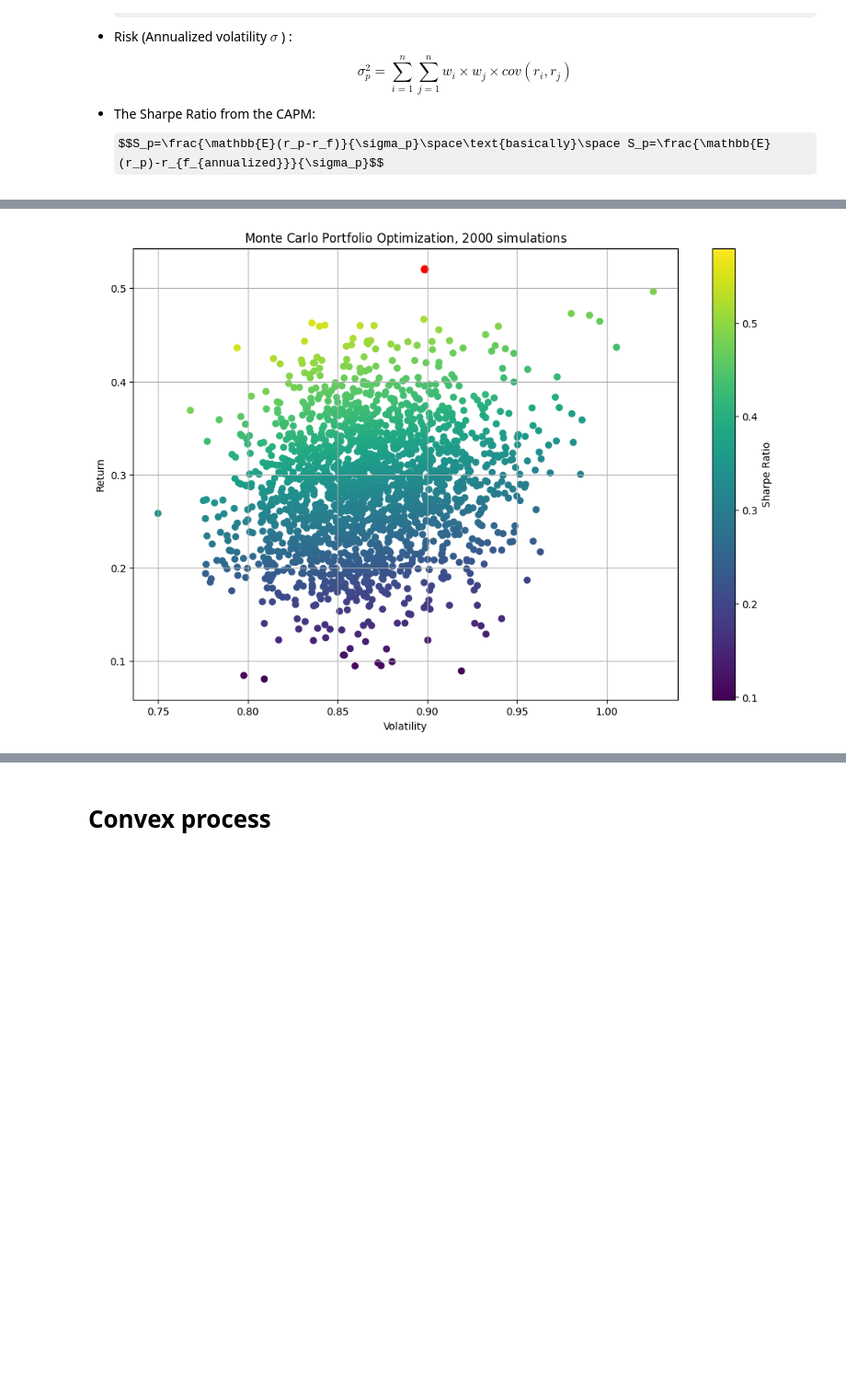
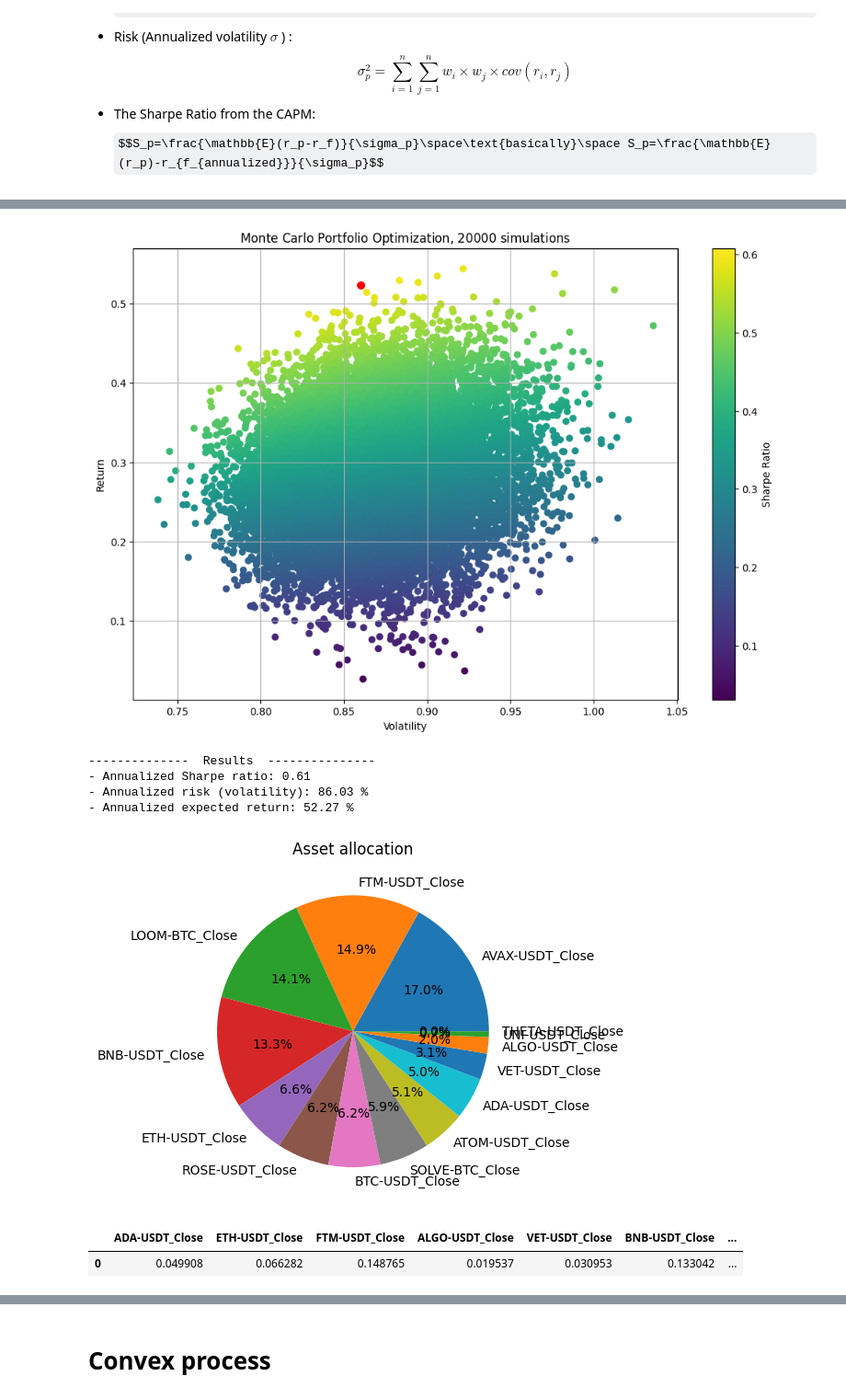
Before and after one commit to BaptisteZloch/Portfolio-construction-and-optimization, a Jupyter notebook: src/06_Portfolio_optimization.ipynb, the cells around one changed output, grey strips where cells are left out. Shown: that part at 92% size. Cells and saved outputs as stored; diff of their text form; code cells hidden in the pictures; some formulas as TeX source; blank space fills up the shorter version.

```diff
--- a/src/06_Portfolio_optimization.ipynb
+++ b/src/06_Portfolio_optimization.ipynb
@@ -95,7 +98,15 @@ returns.head()
 # %%
 portfolio = MonteCarloPortfolio(returns)
 
 
-portfolio.fit(n_portfolios=2000, trading_days=365, plot=True)
+portfolio.fit(n_portfolios=20000, plot=True)
+portfolio.get_allocation("sharpe", "max")
 # %% [output]
-[figure, old version]
+[figure, new version]
+--------------  Results  ---------------
+- Annualized Sharpe ratio: 0.61
+- Annualized risk (volatility): 86.03 %
+- Annualized expected return: 52.27 %
+[figure, added]
+|  | ADA-USDT_Close | ETH-USDT_Close | FTM-USDT_Close | ALGO-USDT_Close | VET-USDT_Close | BNB-USDT_Close | ... |
+| 0 | 0.049908 | 0.066282 | 0.148765 | 0.019537 | 0.030953 | 0.133042 | ... |
```
Also changed, not shown: parts of 11 cells of this notebook, 1 other file.
